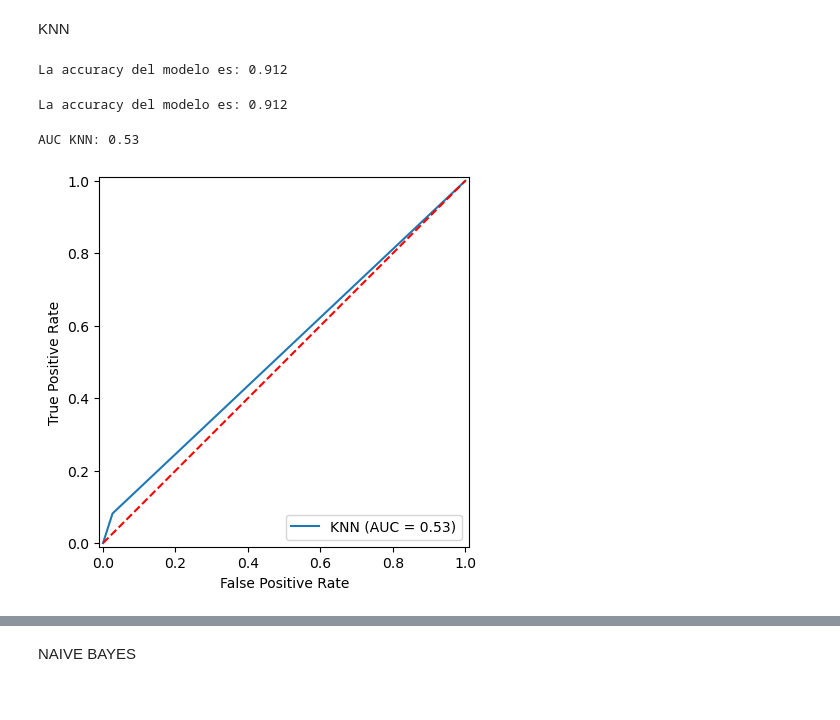
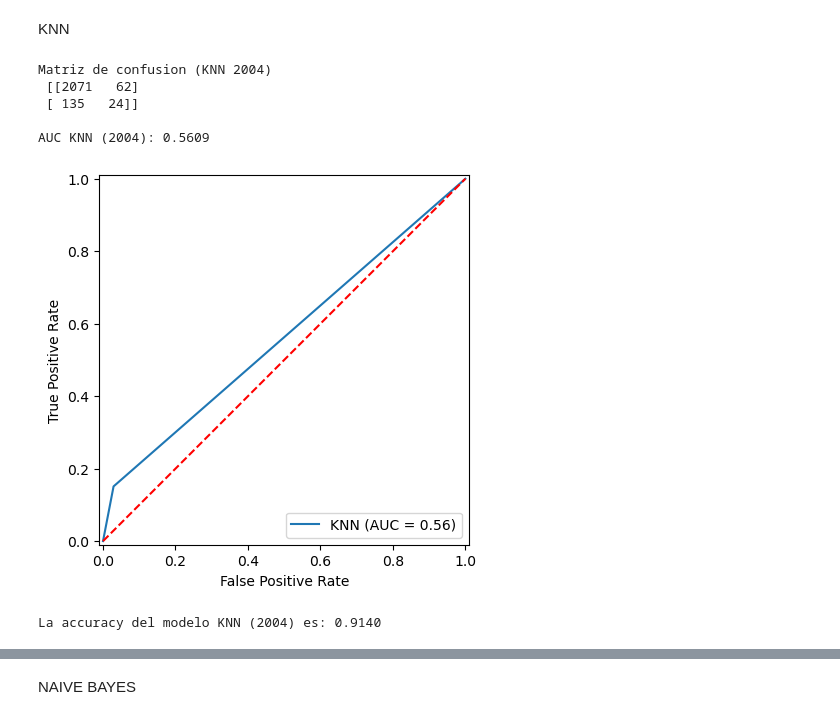
Before and after one commit to maggiecobb/CC408-T1-5, a Jupyter notebook: TP 3/Tp3.ipynb, the cells around one changed output, grey strips where cells are left out. Saved outputs shown, nothing was run; the diff lists cells and outputs as text; code cells hidden in the pictures.

Commit message:
Todos los metodos de clasificacion y medidas de precision

```diff
--- a/TP 3/Tp3.ipynb
+++ b/TP 3/Tp3.ipynb
@@ -36,8 +36,8 @@ from sklearn.neighbors import KNeighborsClassifier
 #### Lectura del documento
 # %%
 ## 0. LECTURA DEL DOCUMENTO
-df2024 = pd.read_excel('C:/Users/SAMSUNG/Documents/GitHub/CC408-T1-5/TP 3/usu_individual_T124.xlsx')
-df2004 = pd.read_stata('C:/Users/SAMSUNG/Documents/GitHub/CC408-T1-5/TP 3/Individual_t104.dta')
+df2024 = pd.read_excel('C:/Users/magda/OneDrive/Documents/GitHub/CC408-T1-5/TP 3/usu_individual_T124.xlsx')
+df2004 = pd.read_stata('C:/Users/magda/OneDrive/Documents/GitHub/CC408-T1-5/TP 3/Individual_t104.dta')
 
 #Dirección de Maggie: "C:/Users/magda/OneDrive/Documents/GitHub/CC408-T1-5/TP 3"
 #Dirección de Peter: "C:/Users/SAMSUNG/Documents/GitHub/CC408-T1-5/TP 3/usu_individual_T124.xlsx"
@@ -1136,6 +1133,9 @@ for i in X_2004:
 
 x_train_24, x_test_24, y_train_24, y_test_24 = train_test_split(X_2024, y_2024, test_size=0.3, random_state=101)
 x_train_04, x_test_04, y_train_04, y_test_04 = train_test_split(X_2004, y_2004, test_size=0.3, random_state=101)
+
+x_train_04 = sm.add_constant(x_train_04) #AGREGO COLUMNA DE UNOS
+x_train_24 = sm.add_constant(x_train_24)
 # %% [markdown]
 ### Clasificación
 # %% [markdown]
@@ -1307,35 +1305,40 @@ AUC LDA: 1.00
 # %% [markdown]
 KNN
-# %%
-####KNN
-
-# scores= {}
-# scores_list = []
-
-knn = KNeighborsClassifier(n_neighbors=3)
-knn.fit(X_train, y_train)
-y_pred_knn = knn.predict(X_test)
-# scores[3] = accuracy_score(y_test, y_pred_knn)
-# scores_list.append(accuracy_score(y_test, y_pred_knn))
-accuracy_knn = accuracy_score(y_test, y_pred_knn)
-print("La accuracy del modelo es: %.3f" %accuracy_knn)
-# %% [output]
-La accuracy del modelo es: 0.912
-# %%
-y_test_pred_knn = knn.predict(X_test)
-accuracy_knn = accuracy_score(y_test, y_test_pred_knn)
-print("La accuracy del modelo es: %.3f" %accuracy_knn)
-# %% [output]
-La accuracy del modelo es: 0.912
+# %%
+#### KNN para 2004
+
+knn04 = KNeighborsClassifier(n_neighbors=3)
+knn04.fit(x_train_04, y_train_04)
+y_pred_knn04 = knn04.predict(x_test_04)
+
+#### KNN para 2024
+knn24 = KNeighborsClassifier(n_neighbors=3)
+knn24.fit(x_train_24, y_train_24)
+y_pred_knn24 = knn24.predict(x_test_24)
 # %%
-auc_knn = roc_auc_score(y_test, y_test_pred_knn)
-print('AUC KNN: %.2f' % auc_knn)
-fpr, tpr, thresholds = roc_curve(y_test, y_test_pred_knn)
+#Medidas de precision KNN (2004)
+confknn04 = confusion_matrix(y_test_04, y_pred_knn04)
+print("Matriz de confusion (KNN 2004)\n", confknn04)
 
-display = RocCurveDisplay(fpr=fpr, tpr=tpr, roc_auc=auc_knn, estimator_name='KNN')
+#AUC
+auc_knn04 = roc_auc_score(y_test_04, y_pred_knn04)
+print('\nAUC KNN (2004): %.4f' %auc_knn04)
+
+#Curva ROC
+fpr, tpr, thresholds = roc_curve(y_test_04, y_pred_knn04)
+display = RocCurveDisplay(fpr=fpr, tpr=tpr, roc_auc=auc_knn04, estimator_name='KNN')
 display.plot()
 plt.plot([0, 1], [0, 1], color='red', linestyle='--')
 plt.show()
+
+#Accuracy
+accuracy_knn04 = accuracy_score(y_test_04, y_pred_knn04)
+print("La accuracy del modelo KNN (2004) es: %.4f" %accuracy_knn04)
 # %% [output]
-AUC KNN: 0.53
+Matriz de confusion (KNN 2004)
+ [[2071   62]
+ [ 135   24]]
+
+AUC KNN (2004): 0.5609
-[figure, old version]
+[figure, new version]
+La accuracy del modelo KNN (2004) es: 0.9140
```
Also changed, not shown: parts of 31 cells of this notebook.
